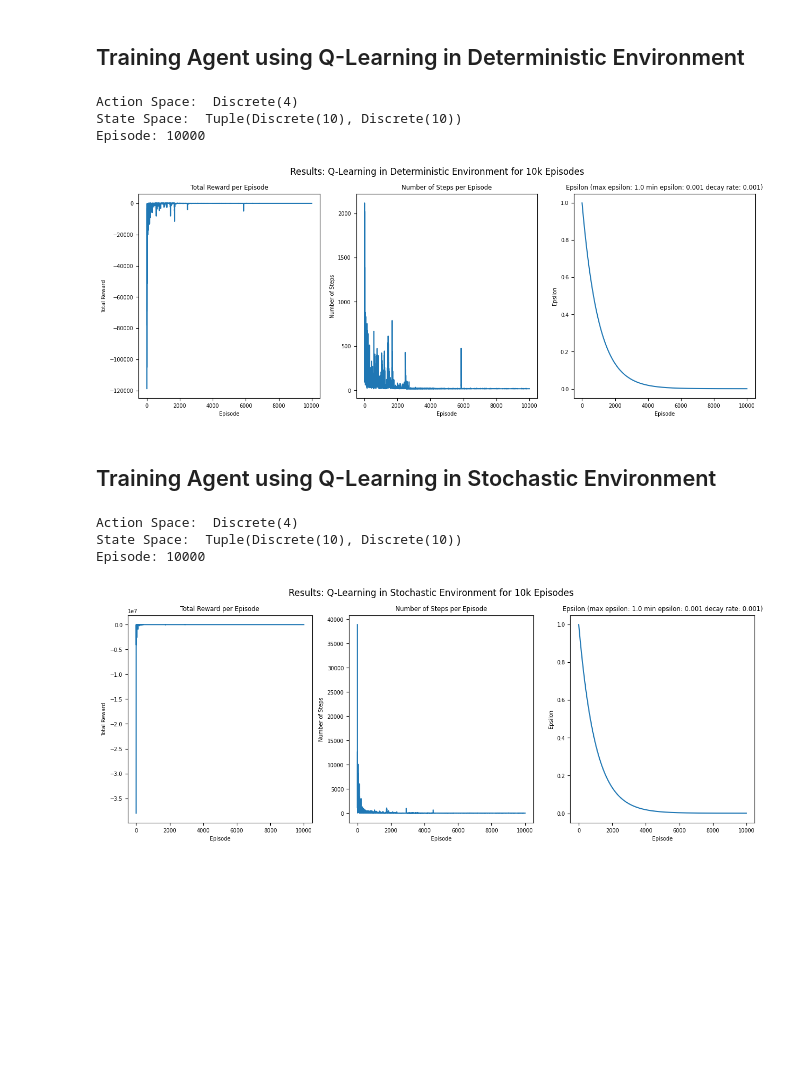
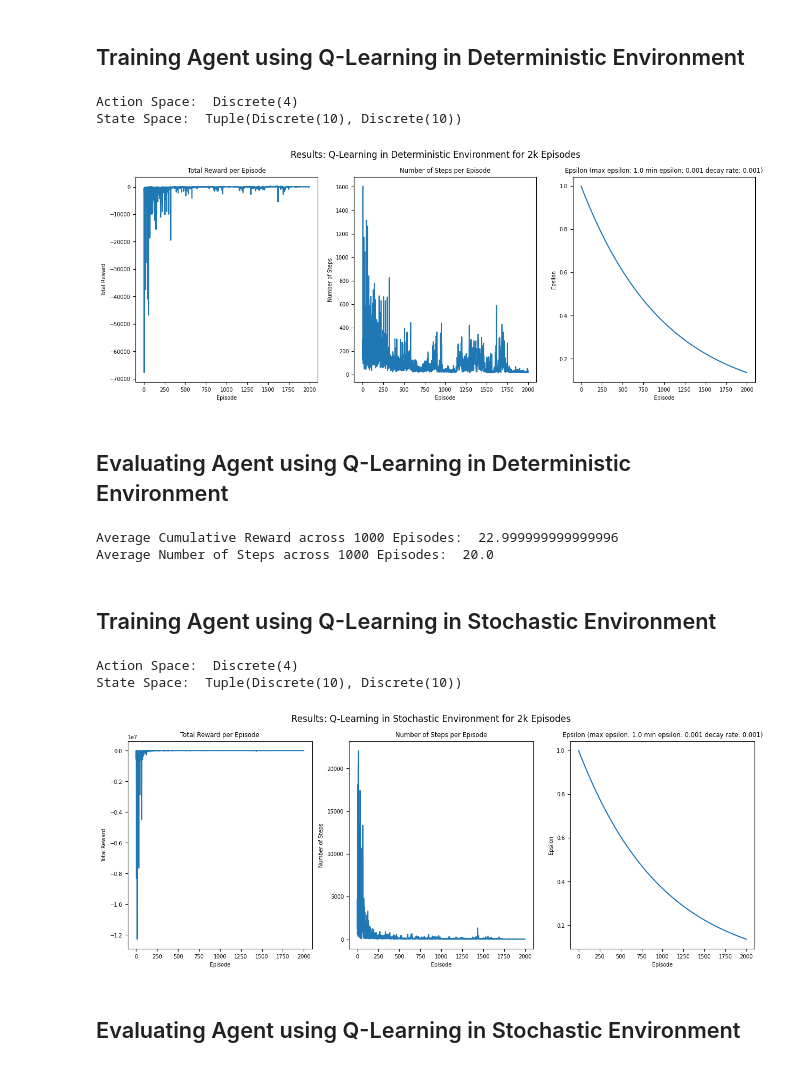
Before and after one commit to LarsGart/Reinforcement-Learning-Project-1, a Jupyter notebook: larsgart_assignment1.ipynb, the cells around one changed output. Cells and saved outputs as stored; diff of their text form; code cells hidden in the pictures; blank space fills up the shorter version.

```diff
--- a/larsgart_assignment1.ipynb
+++ b/larsgart_assignment1.ipynb
@@ -14,7 +14,7 @@ class GridWorld(gym.Env):
     def __init__(self, verbose=False, env_type='Deterministic'):
         self.grid_size = 10
         self.start = (0, 0)
-        self.specialSquares = [(0,2), (7,8), (8,7), (8,3), (4,7), (9,9)]
+        self.specialSquares = [(0,2), (7,8), (8,7), (6,6), (4,7), (9,9)] # (8,3) was the +4 reward
         self.rewards = [1.5, -2, -2, 4, -5, 5]
         self.ultimate_goal = self.specialSquares[-1]
         self.ultimate_reward = self.rewards[-1]
@@ -26,10 +26,10 @@ class GridWorld(gym.Env):
 
     def reset(self):
         self.state = self.start
-        self.specialSquares = [(0,2), (7,8), (8,7), (8,3), (4,7), (9,9)]
+        self.specialSquares = [(0,2), (7,8), (8,7), (1,9), (4,7), (9,9)] # (8,3) was the +4 reward
         self.rewards = [1.5, -2, -2, 4, -5, 5]
-        self.ultimate_goal = self.specialSquares[-1]
-        self.ultimate_reward = self.rewards[-1]
+        self.ultimate_goal = (9,9)
+        self.ultimate_reward = 5
         self.cumulativeReward = 0
         return self.state
 
@@ -59,19 +59,19 @@ class GridWorld(gym.Env):
                 if action == 0:
                     x = max(x - 1, 0) # move left
                     if np.random.random() < 0.15:
-                        y = max(y - 1, 0) # move left then down
+                        x = max(x - 1, 0) # move left then down
                 elif action == 1:
                     x = min(x + 1, self.grid_size - 1) # move right
                     if np.random.random() < 0.15:
-                        y = max(y - 1, 0) # move right then down
+                        x = max(x - 1, 0) # move right then down
                 elif action == 2:
                     y = max(y - 1, 0) # move down
                     if np.random.random() < 0.15:
-                        y = max(y - 1, 0) # move down then down
+                        x = max(x - 1, 0) # move down then down
                 elif action == 3:
                     y = min(y + 1, self.grid_size - 1) # move up
                     if np.random.random() < 0.15:
-                        y = max(y - 1, 0) # move up then down
+                        x = max(x - 1, 0) # move up then down
                 self.state = (x, y)
 
         self.cumulativeReward -= 0.05
@@ -138,7 +138,7 @@ epsilon = 0.99
 max_epsilon = 1.0
 min_epsilon = 0.001
 epsilon_decay = 0.001
-episodes = 10000
+episodes = 2000
 max_steps = 10 ** 10
 
 episodeRewards = []
@@ -178,26 +178,55 @@ for episode in range(1, episodes+1):
 # %% [output]
 Action Space:  Discrete(4)
 State Space:  Tuple(Discrete(10), Discrete(10))
-Episode: 10000
 # %%
 fig, (ax1, ax2, ax3) = plt.subplots(1, 3, figsize=(15, 5))
 ax1.plot(episodeRewards)
 ax1.set_title('Total Reward per Episode')
 ax1.set_xlabel('Episode')
 ax1.set_ylabel('Total Reward')
 ax2.plot(numStepsList)
 ax2.set_title('Number of Steps per Episode')
 ax2.set_ylabel('Number of Steps')
 ax2.set_xlabel('Episode')
 ax3.plot(epsilonList[1:])
 ax3.set_title('Epsilon (max epsilon: '+str(max_epsilon)+' min epsilon: '+str(min_epsilon)+' decay rate: '+str(epsilon_decay)+')')
 ax3.set_xlabel('Episode')
 ax3.set_ylabel('Epsilon')
 fig.suptitle('Deterministic Environment')
-fig.suptitle('Results: Q-Learning in Deterministic Environment for 10k Episodes', fontsize=12)
+fig.suptitle('Results: Q-Learning in Deterministic Environment for 2k Episodes', fontsize=12)
 plt.show()
 # %% [output]
-[figure, old version]
+[figure, new version]
+# %% [markdown]
+## Evaluating Agent using Q-Learning in Deterministic Environment
+# %%
+# evaluate the agent
+state = env.reset()
+epochs = 0
+done = False
+env.verbose = False
+episodeRewards = []
+numStepsList = []
+
+for i in range(1000):
+    cumulativeEpisodeReward = 0
+    stepCount = 0
+    while not done:
+        action = np.argmax(Q[state_to_index[state]])
+        state, reward, done, info = env.step(action)
+        cumulativeEpisodeReward += reward
+        epochs += 1
+        stepCount += 1
+    episodeRewards.append(cumulativeEpisodeReward)
+    numStepsList.append(stepCount)
+    state = env.reset()
+    done = False
+
+print("Average Cumulative Reward across 1000 Episodes: ", np.mean(episodeRewards))
+print("Average Number of Steps across 1000 Episodes: ", np.mean(numStepsList))
+# %% [output]
+Average Cumulative Reward across 1000 Episodes:  22.999999999999996
+Average Number of Steps across 1000 Episodes:  20.0
 # %% [markdown]
 ## Training Agent using Q-Learning in Stochastic Environment
 # %%
@@ -224,7 +253,7 @@ epsilon = 0.99
 max_epsilon = 1.0
 min_epsilon = 0.001
 epsilon_decay = 0.001
-episodes = 10000
+episodes = 2000
 max_steps = 10 ** 10
 
 episodeRewards = []
@@ -256,7 +285,6 @@ for episode in range(1, episodes+1):
 
     epsilonList.append(epsilon)
     epsilon = min_epsilon + (max_epsilon - min_epsilon) * np.exp(-epsilon_decay * episode)
-
     episodeRewards.append(cumulativeEpisodeReward)
     numStepsList.append(stepCount)
     if episode % 10000 == 0:
@@ -264,7 +292,6 @@ for episode in range(1, episodes+1):
 # %% [output]
 Action Space:  Discrete(4)
 State Space:  Tuple(Discrete(10), Discrete(10))
-Episode: 10000
 # %%
 fig, (ax1, ax2, ax3) = plt.subplots(1, 3, figsize=(15, 5))
 ax1.plot(episodeRewards)
@@ -279,7 +306,9 @@ ax3.plot(epsilonList[1:])
 ax3.set_title('Epsilon (max epsilon: '+str(max_epsilon)+' min epsilon: '+str(min_epsilon)+' decay rate: '+str(epsilon_decay)+')')
 ax3.set_xlabel('Episode')
 ax3.set_ylabel('Epsilon')
-fig.suptitle('Results: Q-Learning in Stochastic Environment for 10k Episodes', fontsize=12)
+fig.suptitle('Results: Q-Learning in Stochastic Environment for 2k Episodes', fontsize=12)
 plt.show()
 # %% [output]
-[figure, old version]
+[figure, new version]
+# %% [markdown]
+## Evaluating Agent using Q-Learning in Stochastic Environment
```
Also changed, not shown: parts of 10 cells of this notebook, 7 other files.
